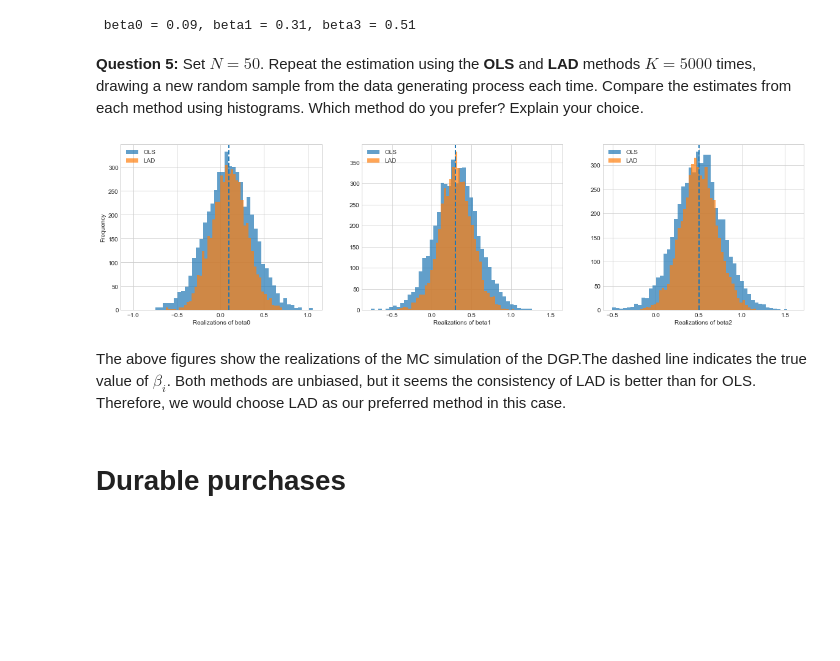
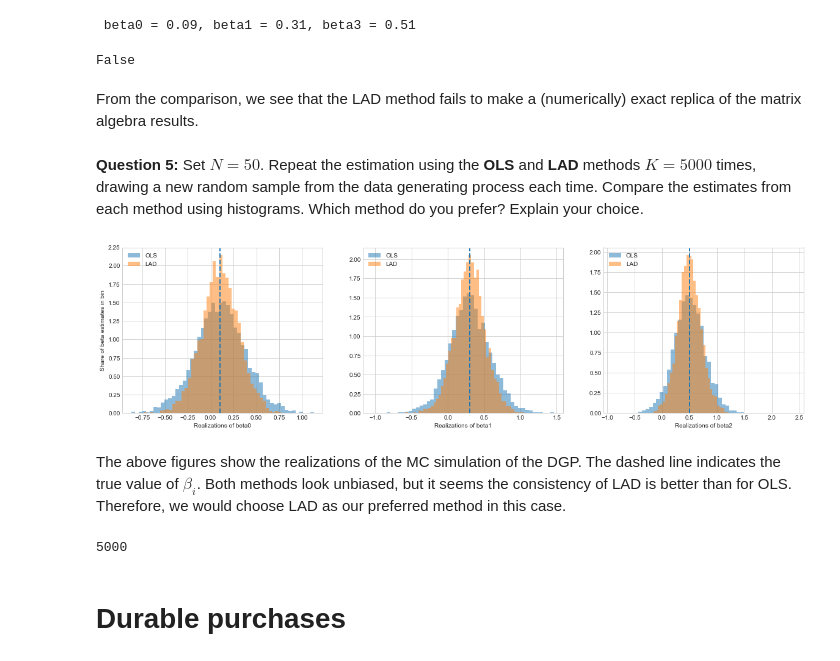
Before and after one commit to NumEconCopenhagen/projects-2020-kongeraekken-1, a Jupyter notebook: examproject/exam_2020.ipynb, the cells around one changed output. Saved outputs shown, nothing was run; the diff lists cells and outputs as text; code cells hidden in the pictures; blank space fills up the shorter version.

```diff
--- a/examproject/exam_2020.ipynb
+++ b/examproject/exam_2020.ipynb
@@ -156,6 +165,14 @@ beta_2_lad = lad.x[2]
 print(f' beta0 = {beta_0_lad:.2f}, beta1 = {beta_1_lad:.2}, beta3 = {beta_2_lad:.2f}')
 # %% [output]
  beta0 = 0.09, beta1 = 0.31, beta3 = 0.51
+# %%
+# compare with matrix algebra
+beta_lad = np.array([beta_0_lad,beta_1_lad,beta_2_lad])
+np.allclose(beta_hat,beta_lad)
+# %% [output]
+False
+# %% [markdown]
+From the comparison, we see that the LAD method fails to make a (numerically) exact replica of the matrix algebra results.
 # %% [markdown]
 **Question 5:** Set $N = 50$. Repeat the estimation using the **OLS** and **LAD** methods $K=5000$ times, drawing a new random sample from the data generating process each time. Compare the estimates from each method using histograms. Which method do you prefer? Explain your choice.
 # %%
@@ -193,31 +209,35 @@ for k in range(K):
 # %%
 # plot the simulation results
 fig_mc, ax_mc = plt.subplots(ncols=3,figsize=(20,5))
 
-ax_mc[0].hist(beta0_ols_vec,bins=50,alpha=0.7,label='OLS')
-ax_mc[0].hist(beta0_lad_vec,bins=50,alpha=0.7, label='LAD')
+ax_mc[0].hist(beta0_ols_vec,bins=50,alpha=0.5,label='OLS',density=True)
+ax_mc[0].hist(beta0_lad_vec,bins=50,alpha=0.5, label='LAD',density=True)
 ax_mc[0].axvline(0.1,linestyle='dashed',linewidth=2)
-ax_mc[0].set_ylabel('Frequency')
+ax_mc[0].set_ylabel('Share of beta estimates in bin')
 ax_mc[0].legend(loc='upper left')
 ax_mc[0].set_xlabel('Realizations of beta0');
 
-ax_mc[1].hist(beta1_ols_vec,bins=50,alpha=0.7,label='OLS')
-ax_mc[1].hist(beta1_lad_vec,bins=50,alpha=0.7, label='LAD')
+ax_mc[1].hist(beta1_ols_vec,bins=50,alpha=0.5,label='OLS',density=True)
+ax_mc[1].hist(beta1_lad_vec,bins=50,alpha=0.5, label='LAD',density=True)
 ax_mc[1].axvline(0.3,linestyle='dashed',linewidth=2)
 ax_mc[1].legend(loc='upper left')
 ax_mc[1].set_xlabel('Realizations of beta1');
 
-ax_mc[2].hist(beta2_ols_vec,bins=50,alpha=0.7,label='OLS')
-ax_mc[2].hist(beta2_lad_vec,bins=50,alpha=0.7, label='LAD')
+ax_mc[2].hist(beta2_ols_vec,bins=50,alpha=0.5,label='OLS',density=True)
+ax_mc[2].hist(beta2_lad_vec,bins=50,alpha=0.5, label='LAD',density=True)
 ax_mc[2].axvline(0.5,linestyle='dashed',linewidth=2)
 ax_mc[2].legend(loc='upper left')
 ax_mc[2].set_xlabel('Realizations of beta2');
 
 plt.show()
 # %% [output]
-[figure, old version]
+[figure, new version]
 # %% [markdown]
-The above figures show the realizations of the MC simulation of the DGP.The dashed line indicates the true value of $\beta_i$. Both methods are unbiased, but it seems the consistency of LAD is better than for OLS. Therefore, we would choose LAD as our preferred method in this case.
+The above figures show the realizations of the MC simulation of the DGP. The dashed line indicates the true value of $\beta_i$. Both methods look unbiased, but it seems the consistency of LAD is better than for OLS. Therefore, we would choose LAD as our preferred method in this case.
+# %%
+len(beta0_ols_vec)
+# %% [output]
+5000
 # %% [markdown]
 # Durable purchases
 # %% [markdown]
```
Also changed, not shown: parts of 12 cells of this notebook.
